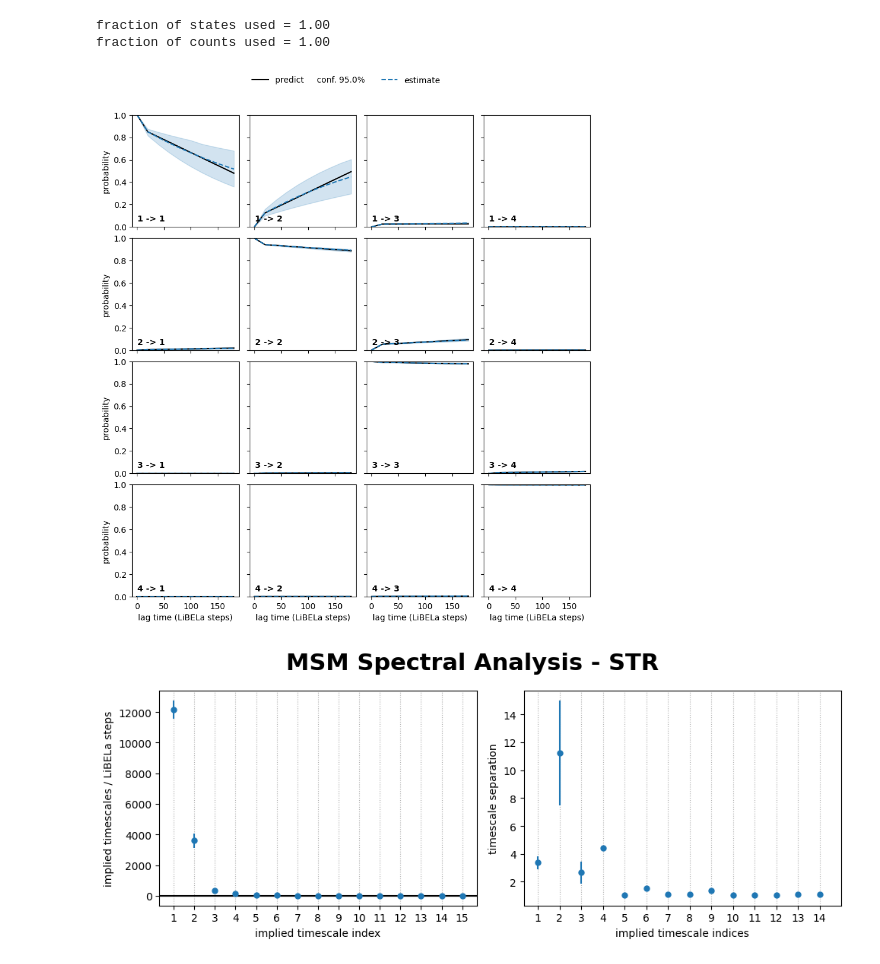
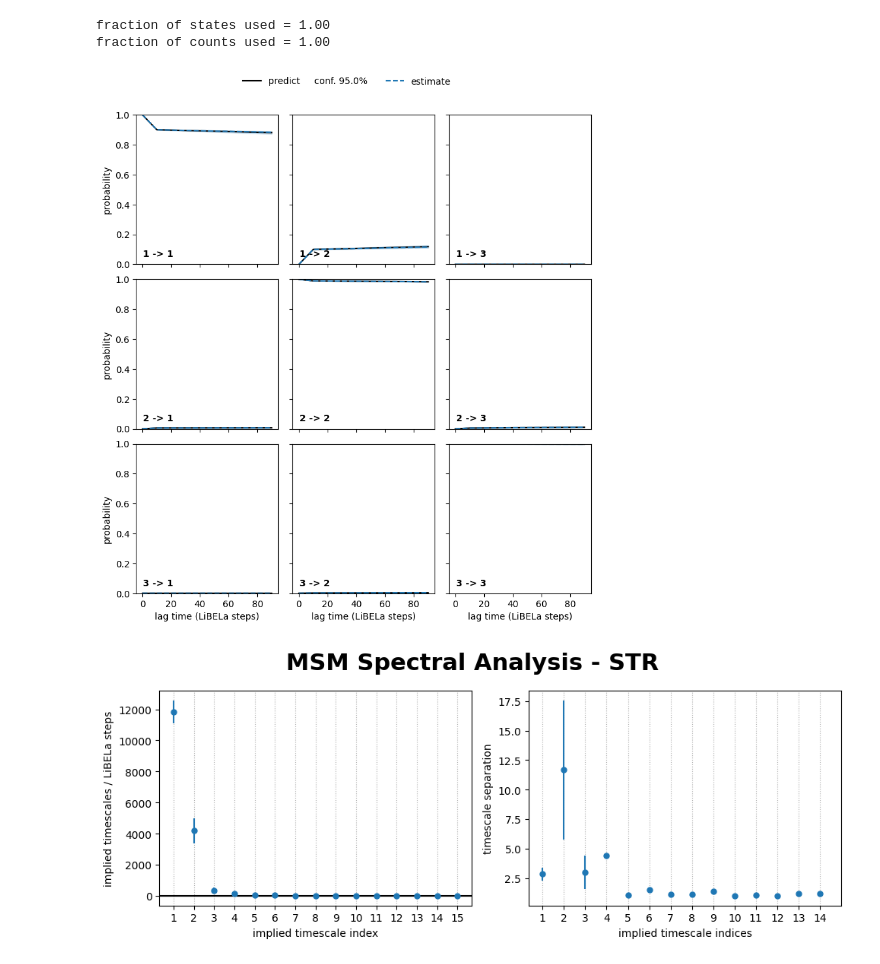
Before and after one commit to saguileran/MD-SCPI, a Jupyter notebook: NoteBooks/PyEMMA_STR.ipynb, the cells around one changed output. Drawn from its saved outputs; the diff is of its cells as text; code cells hidden in the pictures.

```diff
--- a/NoteBooks/PyEMMA_STR.ipynb
+++ b/NoteBooks/PyEMMA_STR.ipynb
@@ -45,7 +45,7 @@ feat.add_all()
 data = coor.load(files, features=feat)
 labels = ['coordinates']
 # %%
-lagtime = 20
+lagtime = 10
 tica = pyemma.coordinates.tica(data, lag=lagtime, dim=10)
 tica_output = tica.get_output()
 tica_concatenated = np.concatenate(tica_output)
@@ -147,12 +147,12 @@ fraction of states used = 1.00
 fraction of counts used = 1.00
 # %%
 #@title Chapman-Kolmogorov test
-nstates = 4
+nstates = 3
 plt.close()
 cktest = msm.cktest(nstates, mlags=10)
 pyemma.plots.plot_cktest(cktest, dt=1.0, units='LiBELa steps');
 # %% [output]
-[figure, old version]
+[figure, new version]
 # %%
 #@title MSM Spectral Analysis
 def its_separation_err(ts, ts_err):
@@ -197,7 +197,7 @@ axes[1].set_ylabel('timescale separation')
 plt.suptitle('MSM Spectral Analysis - '+ligand, fontweight='bold', fontsize='22')
 fig.tight_layout()
 # %% [output]
-[figure, old version]
+[figure, new version]
 # %%
 #@title Stationary Distribution and Free Energy
 plt.close()
```
Also changed, not shown: parts of 17 cells of this notebook.
